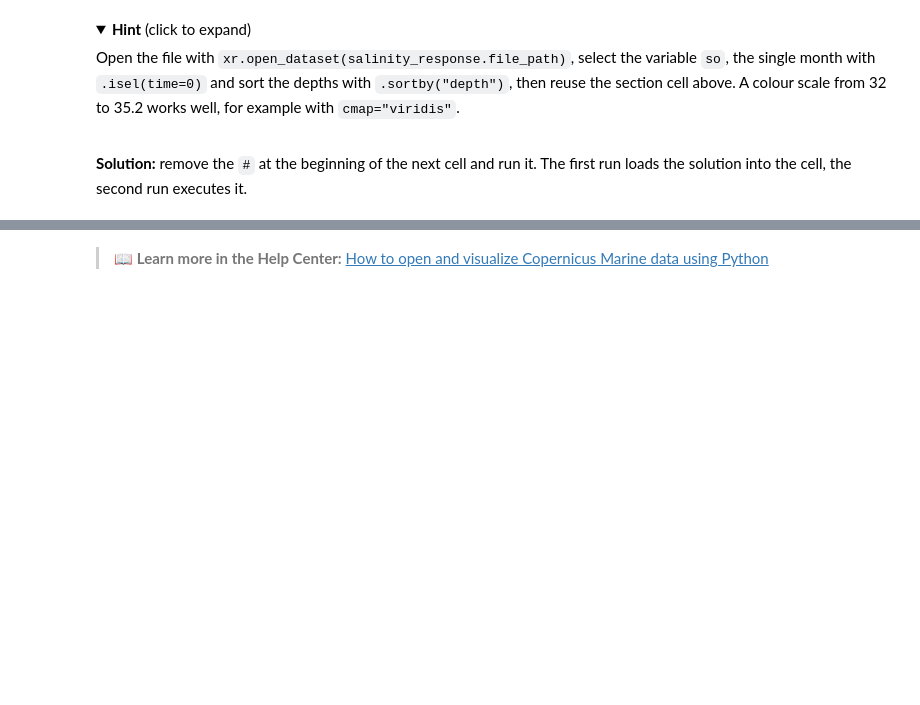
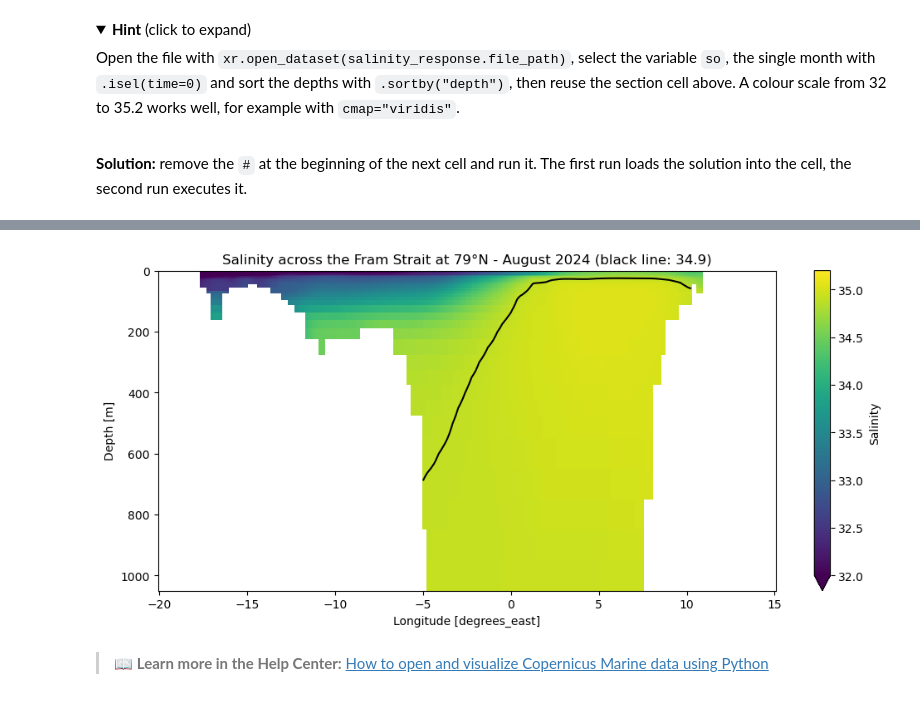
Before and after one commit to gkoenig-mercator/Training_Toolbox, a Jupyter notebook: ARCTBX-02-subset.ipynb, the cells around one changed output, grey strips where cells are left out. Drawn from its saved outputs; the diff is of its cells as text; code cells hidden in the pictures; folded sections open; blank space fills up the shorter version.

```diff
--- a/ARCTBX-02-subset.ipynb
+++ b/ARCTBX-02-subset.ipynb
@@ -456,3 +579,32 @@ Open the file with `xr.open_dataset(salinity_response.file_path)`, select the va
 **Solution:** remove the `#` at the beginning of the next cell and run it. The first run loads the solution into the cell, the second run executes it.
 # %%
 # %load _solved/ARCTBX-02-subset_exercise-5.py
+# Get the salinity file of exercise 3 (it is not downloaded again if it is already there)
+salinity_response = copernicusmarine.subset(
+    dataset_id=dataset_id,
+    variables=["so"],
+    minimum_longitude=minimum_longitude,
+    maximum_longitude=maximum_longitude,
+    minimum_latitude=minimum_latitude,
+    maximum_latitude=maximum_latitude,
+    start_datetime=start_date,
+    end_datetime=end_date,
+    minimum_depth=minimum_depth,
+    maximum_depth=maximum_depth,
+    output_directory=data_directory,
+    output_filename="fram_strait_salinity_2024-08.nc",
+    skip_existing=True,
+)
+salinity = xr.open_dataset(salinity_response.file_path)["so"].isel(time=0).sortby("depth")
+salinity_section = salinity.sel(latitude=79, method="nearest")
+
+fig, ax = plt.subplots(figsize=(12, 5))
+salinity_section.plot(
+    ax=ax, y="depth", yincrease=False,
+    cmap="viridis", vmin=32, vmax=35.2,
+    cbar_kwargs={"label": "Salinity"},
+)
+salinity_section.plot.contour(ax=ax, y="depth", yincrease=False, levels=[34.9], colors="black")
+ax.set_title("Salinity across the Fram Strait at 79°N - August 2024 (black line: 34.9)")
+plt.show()
+# %% [output]
@@ -459,3 +614,4 @@ Open the file with `xr.open_dataset(salinity_response.file_path)`, select the va
+[figure, added]
 # %% [markdown]
 > 📖 **Learn more in the Help Center:** [How to open and visualize Copernicus Marine data using Python](https://help.marine.copernicus.eu/en/articles/4854800-how-to-open-and-visualize-copernicus-marine-data-using-python)
 # %% [markdown]
```
Also changed, not shown: parts of 21 cells of this notebook, 1 other file.
